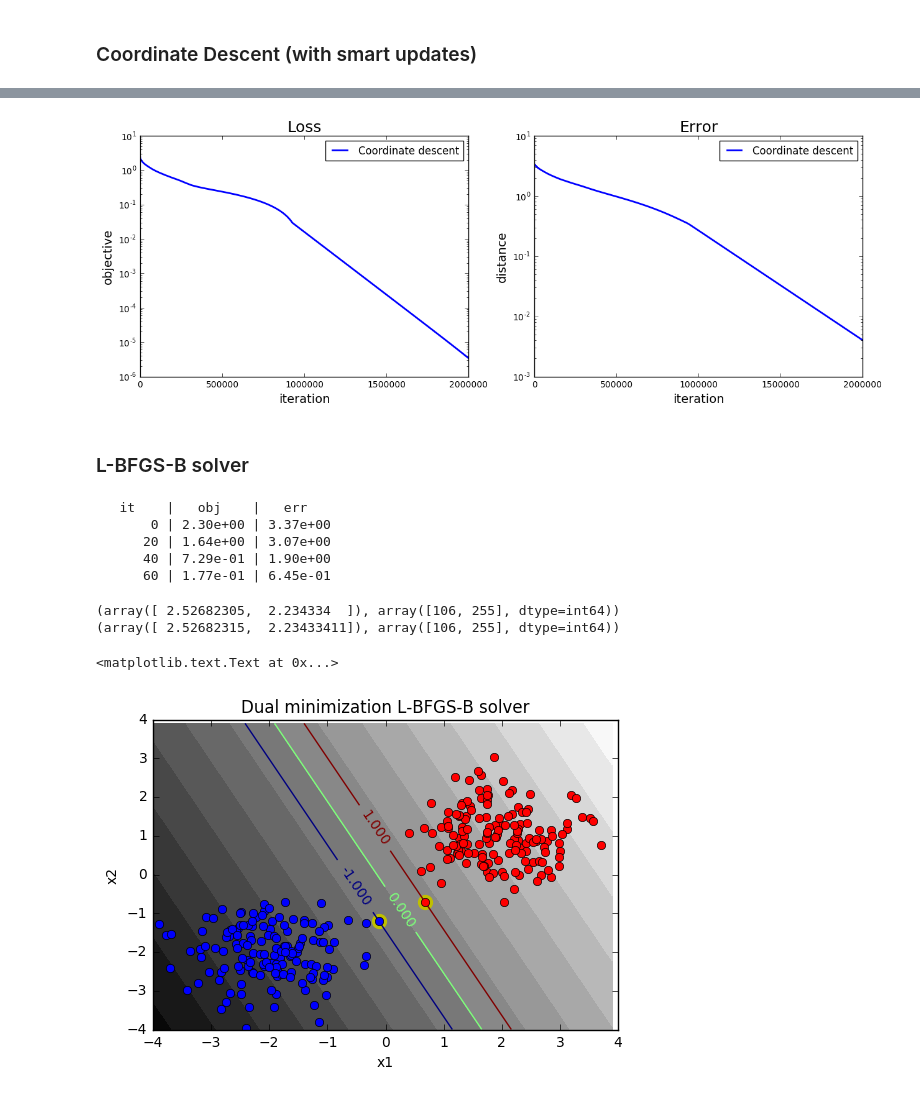
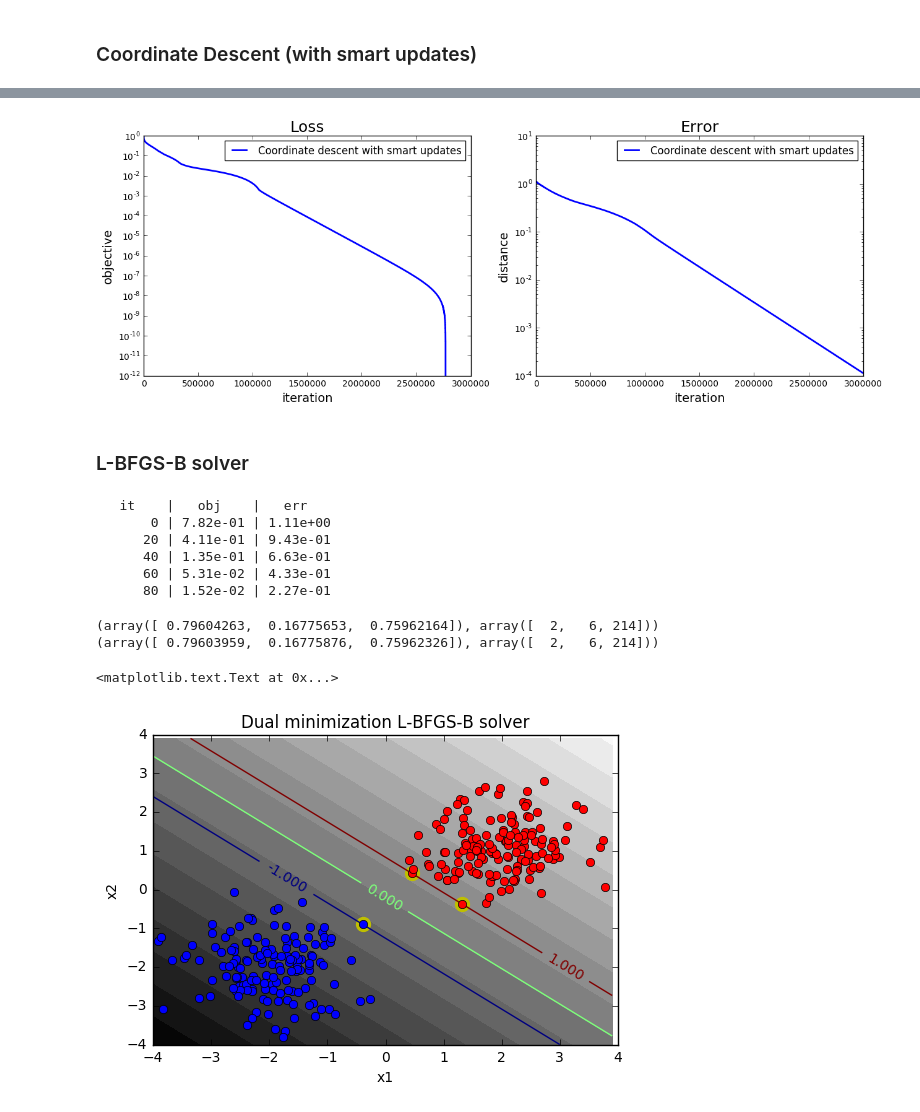
Before and after one commit to DataNest/project-optimization-data-science, a Jupyter notebook: project_el_alaoui_salma_and_hung_chia_man_and_liu_zhengying-merge.ipynb, the cells around one changed output, grey strips where cells are left out. Saved outputs shown, nothing was run; the diff lists cells and outputs as text; code cells hidden in the pictures.

Commit message:
coorect Q12 + new smart cd + time comparison

```diff
--- a/project_el_alaoui_salma_and_hung_chia_man_and_liu_zhengying-merge.ipynb
+++ b/project_el_alaoui_salma_and_hung_chia_man_and_liu_zhengying-merge.ipynb
@@ -669,7 +671,7 @@ def rbf_kernel(X1, X2):
     n1 = X1.shape[0]
     n2 = X2.shape[0]
     K = np.empty((n1, n2))
-    gamma = 3.
+    gamma = 10.
     for i in range(n1):
         for j in range(n2):
             K[i, j] = np.exp(-gamma * np.linalg.norm(X1[i] - X2[j]))
@@ -944,6 +946,15 @@ class Svm(object):
         # ith component of the gradient ∇f.
         return np.dot((self.H)[:, i], x) - (self.e)[i]
 
+    def grad_i_2(self, w, i):
+        return self.y[i] * np.dot(w, X[i, :]) - 1
+
+    def get_w(self, x):
+        return np.sum( (self.y * x)[:, None] * self.X, axis=0)
+
+    def update_w(self, x_i_old, x_i, old_w, i):
+        return old_w + (x_i - x_i_old) * self.y[i] * self.X[i, :]
+
     def lipschitz_i(self):
         return np.sum(self.H, axis=0)
 
@@ -1226,10 +1235,10 @@ def cd(x_init, n, grad, H, prox, n_iter=100, step=1., callback=None):
             callback(x)
     return x
 # %%
-n_iter = 20000 * 100
+n_iter = 30000 * 100
 step = 1. / model.lipschitz_i()
 x_init = np.zeros(model.n)
-cd_inspector = inspector(model.loss, verbose=True)
-x_cd = cd(x_init, model.n, model.grad, model.H, model.prox_g, n_iter, step, callback=cd_inspector)
+cd_smart_inspector = inspector(model.loss, verbose=True)
+x_cd_smart = cd_smart(x_init, model.n, model.grad, model.H, model.prox_g, n_iter, step, callback=cd_smart_inspector)
 # %% [output]
    it    |   obj    |   err
@@ -1247,33 +1307,33 @@ print(get_support_vec(x_min))
 # %%
 plt.figure(figsize=(15, 5))
 
 plt.subplot(1, 2, 1)
 
-inspectors = [cd_inspector]
+inspectors = [cd_smart_inspector]
 
-solvers = ["Coordinate descent"]
+solvers = ["Coordinate descent with smart updates"]
 
 for insp in inspectors:
     plt.plot(insp.obj, lw=2)
     plt.title("Loss", fontsize=18)
     plt.xlabel("iteration", fontsize=14)
     plt.ylabel("objective", fontsize=14)
     plt.yscale("log")
 
 plt.legend(solvers)
 
 plt.subplot(1, 2, 2)
 
 for insp in inspectors:
     plt.plot(insp.err, lw=2)
     plt.title("Error", fontsize=18)
     plt.xlabel("iteration", fontsize=14)
     plt.ylabel("distance", fontsize=14)
     plt.yscale("log")
 
 plt.legend(solvers);
 # %% [output]
-[figure, old version]
+[figure, new version]
 # %% [markdown]
 ### L-BFGS-B solver
 # %%
@@ -1285,16 +1345,17 @@ scipy_l_bfgs_b_inspector = inspector(model.loss, verbose=True)
 x_lbfgs, f_lbfgs, _ = fmin_l_bfgs_b(model.loss_smooth, x_init, fprime=model.grad, factr=10., bounds=bounds, maxiter=n_iter, callback=scipy_l_bfgs_b_inspector)
 # %% [output]
    it    |   obj    |   err
-       0 | 2.30e+00 | 3.37e+00
-      20 | 1.64e+00 | 3.07e+00
-      40 | 7.29e-01 | 1.90e+00
-      60 | 1.77e-01 | 6.45e-01
+       0 | 7.82e-01 | 1.11e+00
+      20 | 4.11e-01 | 9.43e-01
+      40 | 1.35e-01 | 6.63e-01
+      60 | 5.31e-02 | 4.33e-01
+      80 | 1.52e-02 | 2.27e-01
 # %%
 print(get_support_vec(x_min))
 print(get_support_vec(x_lbfgs))
 # %% [output]
-(array([ 2.52682305,  2.234334  ]), array([106, 255], dtype=int64))
-(array([ 2.52682315,  2.23433411]), array([106, 255], dtype=int64))
+(array([ 0.79604263,  0.16775653,  0.75962164]), array([  2,   6, 214]))
+(array([ 0.79603959,  0.16775876,  0.75962326]), array([  2,   6, 214]))
 # %%
 mu_support, idx_support = get_support_vec(x_lbfgs)
 _, b = compute_w_b(x_lbfgs, y, X)
@@ -1303,7 +1364,7 @@ plt.scatter(X[idx_support][:,0],X[idx_support][:,1],label="support", color = 'y'
 plt.title("Dual minimization L-BFGS-B solver")
 # %% [output]
 <matplotlib.text.Text at 0x...>
-[figure, old version]
+[figure, new version]
 # %%
 plt.figure(figsize=(15, 5))
 
```
Also changed, not shown: parts of 38 cells of this notebook.
